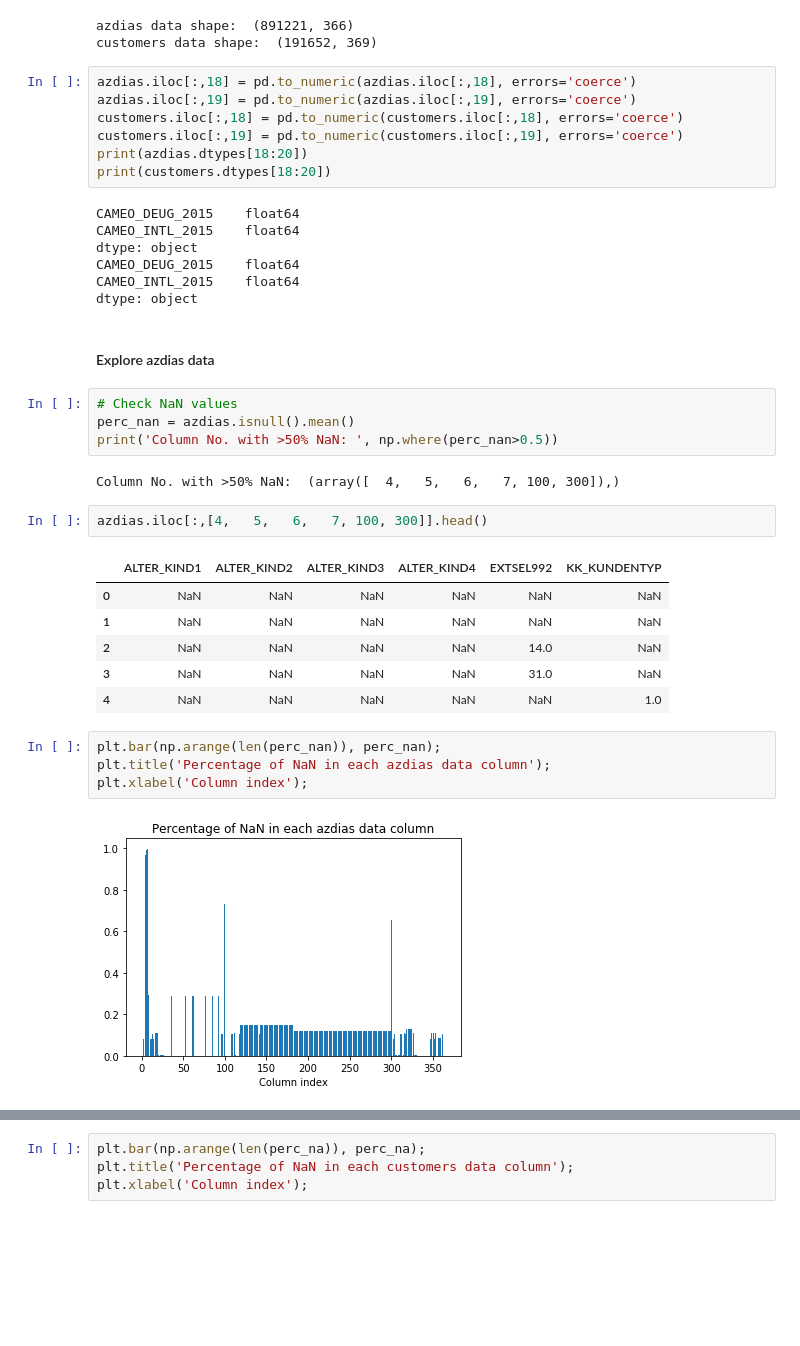
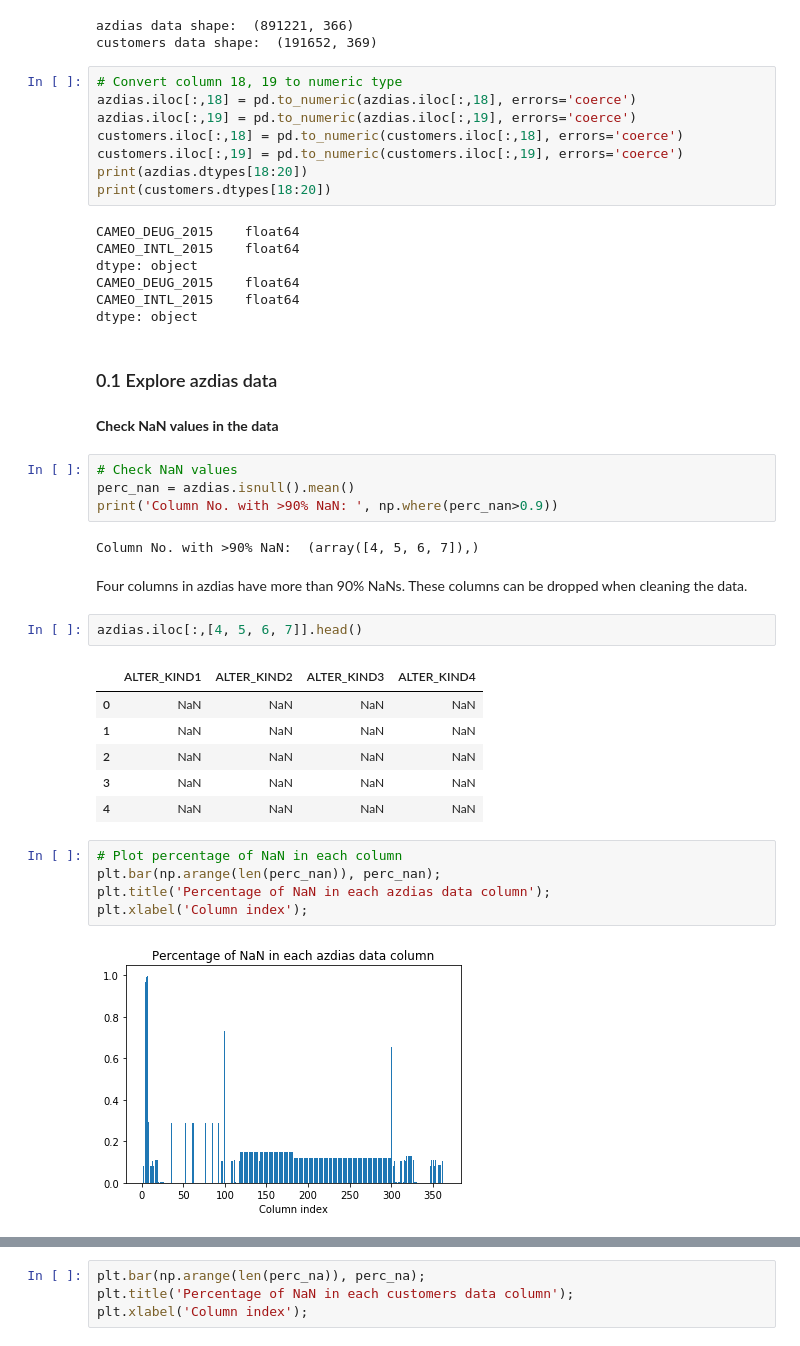
Before and after one commit to texcindy99/Arvato_Customer_Segmentation_Project, a Jupyter notebook: Arvato Project Workbook.ipynb, the cells around one changed output, grey strips where cells are left out. Cells and saved outputs as stored; diff of their text form; blank space fills up the shorter version.

```diff
--- a/Arvato Project Workbook.ipynb
+++ b/Arvato Project Workbook.ipynb
@@ -63,6 +77,7 @@ print('customers data shape: ', customers.shape)
 azdias data shape:  (891221, 366)
 customers data shape:  (191652, 369)
 # %%
+# Convert column 18, 19 to numeric type
 azdias.iloc[:,18] = pd.to_numeric(azdias.iloc[:,18], errors='coerce')
 azdias.iloc[:,19] = pd.to_numeric(azdias.iloc[:,19], errors='coerce')
 customers.iloc[:,18] = pd.to_numeric(customers.iloc[:,18], errors='coerce')
@@ -77,23 +92,28 @@ CAMEO_DEUG_2015    float64
 CAMEO_INTL_2015    float64
 dtype: object
 # %% [markdown]
-#### Explore azdias data
+### <a class="anchor" id="part0.1"> 0.1 Explore azdias data </a>
+# %% [markdown]
+**Check NaN values in the data**
 # %%
 # Check NaN values
 perc_nan = azdias.isnull().mean()
-print('Column No. with >50% NaN: ', np.where(perc_nan>0.5))
+print('Column No. with >90% NaN: ', np.where(perc_nan>0.9))
 # %% [output]
-Column No. with >50% NaN:  (array([  4,   5,   6,   7, 100, 300]),)
+Column No. with >90% NaN:  (array([4, 5, 6, 7]),)
+# %% [markdown]
+Four columns in azdias have more than 90% NaNs. These columns can be dropped when cleaning the data.
 # %%
-azdias.iloc[:,[4,   5,   6,   7, 100, 300]].head()
+azdias.iloc[:,[4, 5, 6, 7]].head()
 # %% [output]
-|  | ALTER_KIND1 | ALTER_KIND2 | ALTER_KIND3 | ALTER_KIND4 | EXTSEL992 | KK_KUNDENTYP |
-| 0 | NaN | NaN | NaN | NaN | NaN | NaN |
-| 1 | NaN | NaN | NaN | NaN | NaN | NaN |
-| 2 | NaN | NaN | NaN | NaN | 14.0 | NaN |
-| 3 | NaN | NaN | NaN | NaN | 31.0 | NaN |
-| 4 | NaN | NaN | NaN | NaN | NaN | 1.0 |
+|  | ALTER_KIND1 | ALTER_KIND2 | ALTER_KIND3 | ALTER_KIND4 |
+| 0 | NaN | NaN | NaN | NaN |
+| 1 | NaN | NaN | NaN | NaN |
+| 2 | NaN | NaN | NaN | NaN |
+| 3 | NaN | NaN | NaN | NaN |
+| 4 | NaN | NaN | NaN | NaN |
 # %%
+# Plot percentage of NaN in each column
 plt.bar(np.arange(len(perc_nan)), perc_nan);
 plt.title('Percentage of NaN in each azdias data column');
 plt.xlabel('Column index');
```
Also changed, not shown: parts of 112 cells of this notebook.
